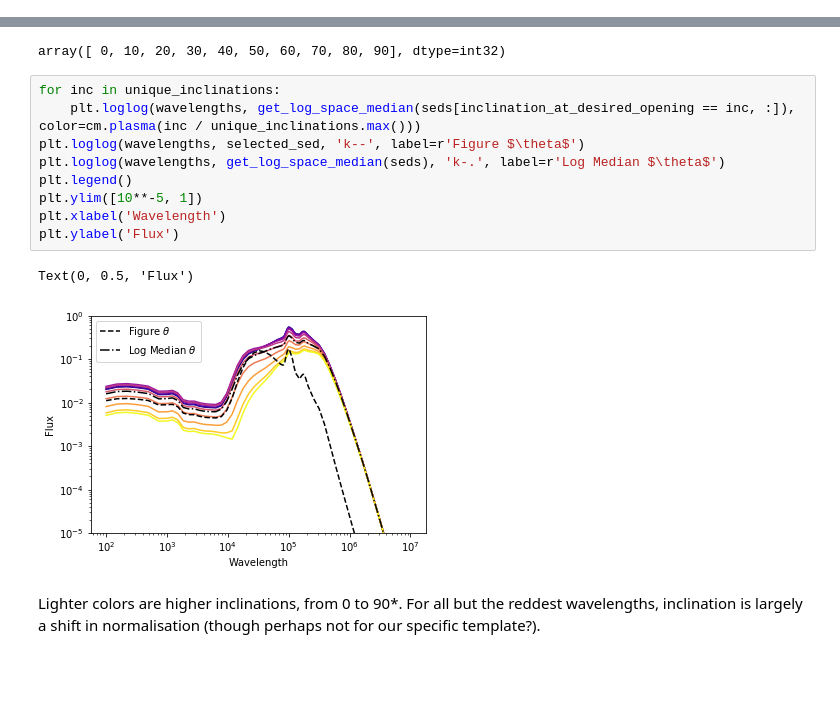
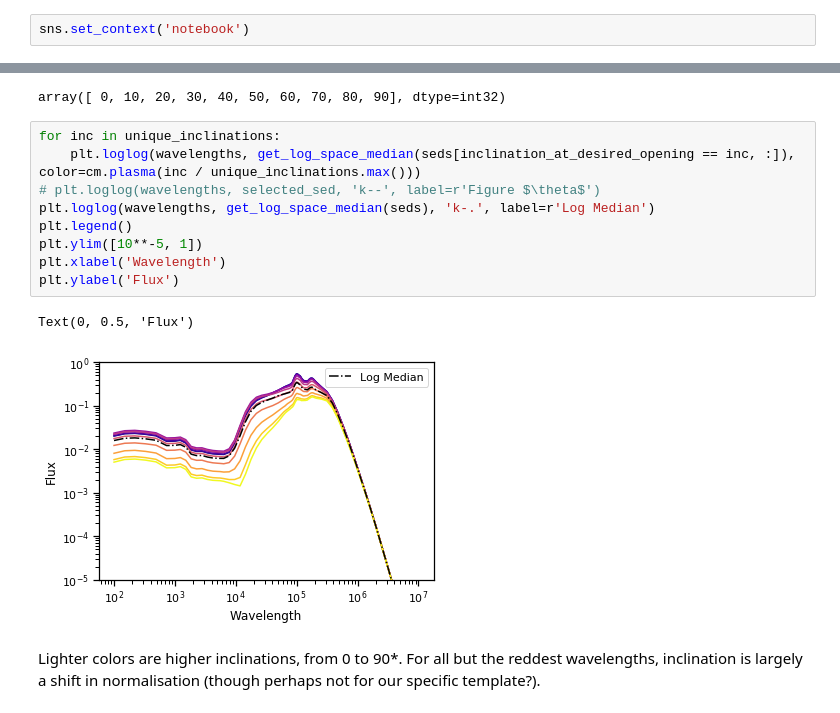
Before and after one commit to mwalmsley/agnfinder, a Jupyter notebook: notebooks/dusty_torus_model.ipynb, the cells around one changed output, grey strips where cells are left out. Drawn from its saved outputs; the diff is of its cells as text; blank space fills up the shorter version.

```diff
--- a/notebooks/dusty_torus_model.ipynb
+++ b/notebooks/dusty_torus_model.ipynb
@@ -11,3 +12,5 @@ import numpy as np
+# %%
+sns.set_context('notebook')
 # %%
 # downloaded from https://www.clumpy.org/pages/seds.html
 # %%
@@ -95,15 +98,15 @@ array([ 0, 10, 20, 30, 40, 50, 60, 70, 80, 90], dtype=int32)
 # %%
 for inc in unique_inclinations:
     plt.loglog(wavelengths, get_log_space_median(seds[inclination_at_desired_opening == inc, :]), color=cm.plasma(inc / unique_inclinations.max()))
-plt.loglog(wavelengths, selected_sed, 'k--', label=r'Figure $\theta$')
-plt.loglog(wavelengths, get_log_space_median(seds), 'k-.', label=r'Log Median $\theta$')
+# plt.loglog(wavelengths, selected_sed, 'k--', label=r'Figure $\theta$')
+plt.loglog(wavelengths, get_log_space_median(seds), 'k-.', label=r'Log Median')
 plt.legend()
 plt.ylim([10**-5, 1])
 plt.xlabel('Wavelength')
 plt.ylabel('Flux')
 # %% [output]
 Text(0, 0.5, 'Flux')
-[figure, old version]
+[figure, new version]
 # %% [markdown]
 Lighter colors are higher inclinations, from 0 to 90*. For all but the reddest wavelengths, inclination is largely a shift in normalisation (though perhaps not for our specific template?).
 # %% [markdown]
```
Also changed, not shown: parts of 7 cells of this notebook, 16 other files.
